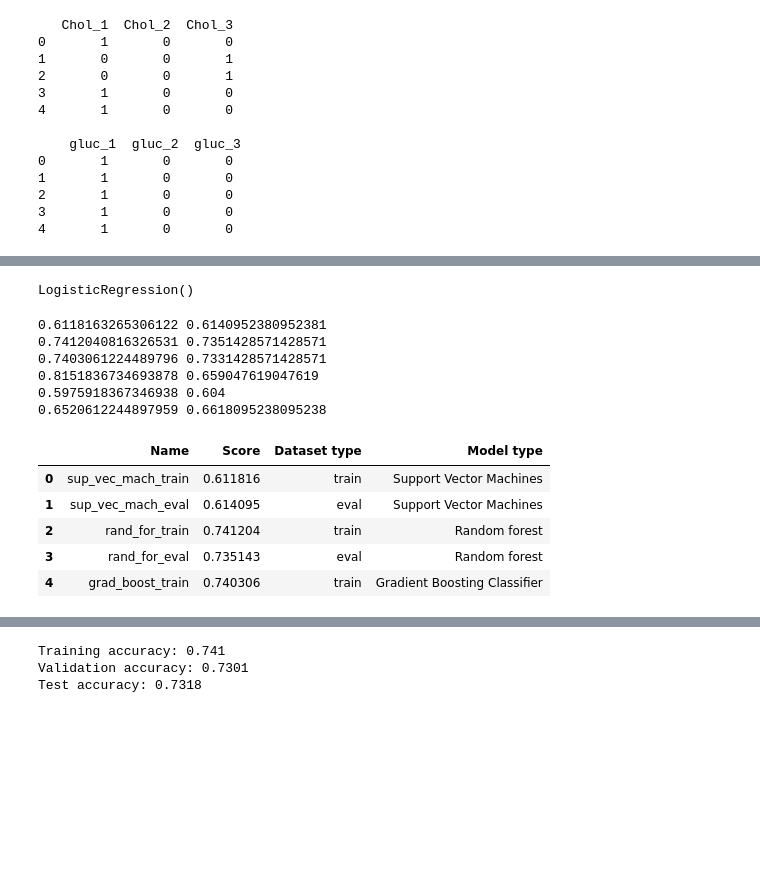
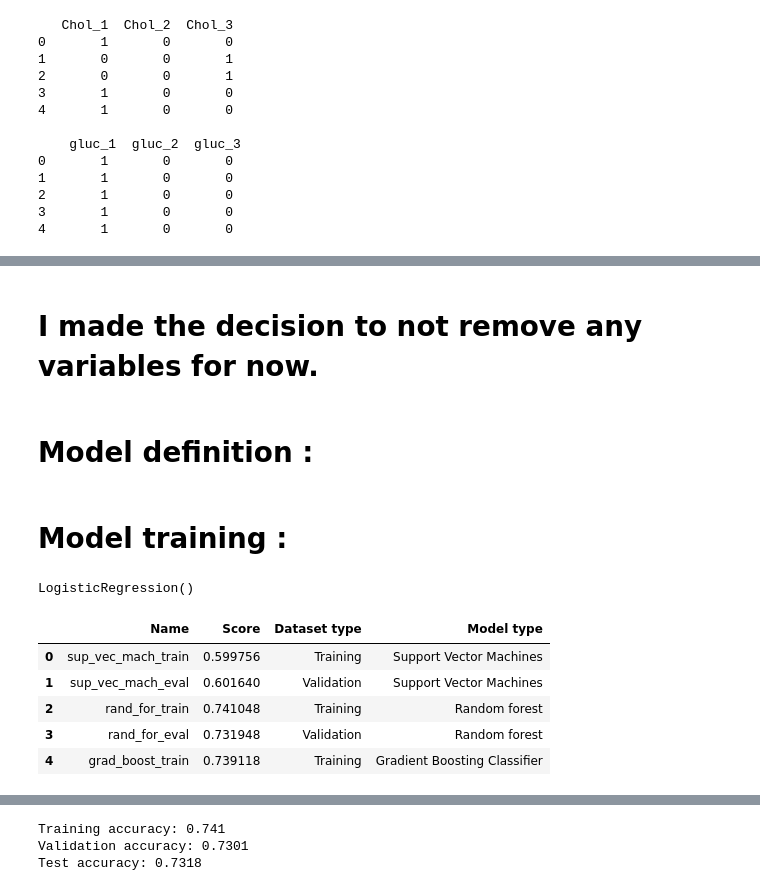
Before and after one commit to pasaunier/FDD_Projet_H, a Jupyter notebook: classification_saunier_rendu.ipynb, the cells around one changed output, grey strips where cells are left out. Cells and saved outputs as stored; diff of their text form; code cells hidden in the pictures; blank space fills up the shorter version.

```diff
--- a/classification_saunier_rendu.ipynb
+++ b/classification_saunier_rendu.ipynb
@@ -266,6 +266,6 @@ data_selected = data.drop(['id','cholesterol', 'gluc',
                        'height', 'weight', 'cardio'], axis=1)
 #I chose to drop height and weight since we calculated the BMI
 
-full_df = pd.concat( [ data_selected , chol_dummy] , axis=1 )
+full_df = pd.concat( [ data_selected , chol_dummy, gluc_dummy] , axis=1 )
 full_df.head()
 # %% [output]
@@ -315,14 +343,21 @@ plot_variable_importance(train_X, train_y)
+# %% [markdown]
+# I made the decision to not remove any variables for now.
+# %% [markdown]
+# Model definition :
 # %%
-# Models models models and models
-rand_for = RandomForestClassifier(n_estimators=1000,
-                                  max_depth = 7,      #advice says btwn 5-15 to reduce overfitting
+# defining every model for comparaison :
+# NB: I already tried the random forest classifier
+# This is why it is a bit more tuned than the others
+rand_for = RandomForestClassifier(n_estimators=200,
+                                  max_depth = 7,
                                   min_samples_leaf=5,
                                   max_features=0.5,
-                                  n_jobs=-1
-                                 )
+                                  n_jobs=-1)
 sup_vec_mach = SVC()
 grad_boost = GradientBoostingClassifier()
 k_nearest= KNeighborsClassifier(n_neighbors = 3)
 gau_naive= GaussianNB()
 logi_reg= LogisticRegression()
+# %% [markdown]
+# Model training :
 # %%
@@ -335,39 +371,26 @@ logi_reg.fit( train_X , train_y )
 # %% [output]
 LogisticRegression()
 # %%
-# exécution un peu lente pour tous les modèles ensemble mais c'est ok :)
-print (sup_vec_mach.score( train_X , train_y ) , sup_vec_mach.score( valid_X , valid_y ))
-print (rand_for.score( train_X , train_y ) , rand_for.score( valid_X , valid_y ))
-print (grad_boost.score( train_X , train_y ) , grad_boost.score( valid_X , valid_y ))
-print (k_nearest.score( train_X , train_y ) , k_nearest.score( valid_X , valid_y ))
-print (gau_naive.score( train_X , train_y ) , gau_naive.score( valid_X , valid_y ))
-print (logi_reg.score( train_X , train_y ) , logi_reg.score( valid_X , valid_y ))
-
-data = [['sup_vec_mach_train', sup_vec_mach.score( train_X , train_y ), 'train', 'Support Vector Machines'] ,
-        ['sup_vec_mach_eval',sup_vec_mach.score( valid_X , valid_y ), 'eval', 'Support Vector Machines'],
-        ['rand_for_train', rand_for.score( train_X , train_y ), 'train', 'Random forest'] ,
-        ['rand_for_eval',rand_for.score( valid_X , valid_y ), 'eval', 'Random forest'],
-        ['grad_boost_train',grad_boost.score( train_X , train_y ), 'train', 'Gradient Boosting Classifier'],
-        ['grad_boost_eval',grad_boost.score( valid_X , valid_y), 'eval', 'Gradient Boosting Classifier'],
-        ['k_nearest_train', k_nearest.score( train_X , train_y ), 'train', 'K-nearest neighbors'] ,
-        ['k_nearest_eval',k_nearest.score( valid_X , valid_y ), 'eval', 'K-nearest neighbors'],
-        ['gau_naive_train', gau_naive.score( train_X , train_y ), 'train', 'Gaussian Naive Bayes'] ,
-        ['gau_naive_eval', gau_naive.score( valid_X , valid_y ), 'eval', 'Gaussian Naive Bayes'],
-        ['logi_reg_train', logi_reg.score( train_X , train_y ), 'train', 'Logistic Regression'],
-        ['logi_reg_eval',logi_reg.score( valid_X , valid_y ), 'eval', 'Logistic Regression']]
+# creating a df with all the scores ready to plot :
+data = [['sup_vec_mach_train', sup_vec_mach.score( train_X , train_y ), 'Training', 'Support Vector Machines'] ,
+        ['sup_vec_mach_eval',sup_vec_mach.score( valid_X , valid_y ), 'Validation', 'Support Vector Machines'],
+        ['rand_for_train', rand_for.score( train_X , train_y ), 'Training', 'Random forest'] ,
+        ['rand_for_eval',rand_for.score( valid_X , valid_y ), 'Validation', 'Random forest'],
+        ['grad_boost_train',grad_boost.score( train_X , train_y ), 'Training', 'Gradient Boosting Classifier'],
+        ['grad_boost_eval',grad_boost.score( valid_X , valid_y), 'Validation', 'Gradient Boosting Classifier'],
+        ['k_nearest_train', k_nearest.score( train_X , train_y ), 'Training', 'K-nearest neighbors'] ,
+        ['k_nearest_eval',k_nearest.score( valid_X , valid_y ), 'Validation', 'K-nearest neighbors'],
+        ['gau_naive_train', gau_naive.score( train_X , train_y ), 'Training', 'Gaussian Naive Bayes'] ,
+        ['gau_naive_eval', gau_naive.score( valid_X , valid_y ), 'Validation', 'Gaussian Naive Bayes'],
+        ['logi_reg_train', logi_reg.score( train_X , train_y ), 'Training', 'Logistic Regression'],
+        ['logi_reg_eval',logi_reg.score( valid_X , valid_y ), 'Validation', 'Logistic Regression']]
 
 df = pd.DataFrame(data, columns = ['Name', 'Score', 'Dataset type', 'Model type'])
 df.head()
 # %% [output]
-0.6118163265306122 0.6140952380952381
-0.7412040816326531 0.7351428571428571
-0.7403061224489796 0.7331428571428571
-0.8151836734693878 0.659047619047619
-0.5975918367346938 0.604
-0.6520612244897959 0.6618095238095238
 |  | Name | Score | Dataset type | Model type |
-| 0 | sup_vec_mach_train | 0.611816 | train | Support Vector Machines |
-| 1 | sup_vec_mach_eval | 0.614095 | eval | Support Vector Machines |
-| 2 | rand_for_train | 0.741204 | train | Random forest |
-| 3 | rand_for_eval | 0.735143 | eval | Random forest |
-| 4 | grad_boost_train | 0.740306 | train | Gradient Boosting Classifier |
+| 0 | sup_vec_mach_train | 0.599756 | Training | Support Vector Machines |
+| 1 | sup_vec_mach_eval | 0.601640 | Validation | Support Vector Machines |
+| 2 | rand_for_train | 0.741048 | Training | Random forest |
+| 3 | rand_for_eval | 0.731948 | Validation | Random forest |
+| 4 | grad_boost_train | 0.739118 | Training | Gradient Boosting Classifier |
```
Also changed, not shown: parts of 27 cells of this notebook.
